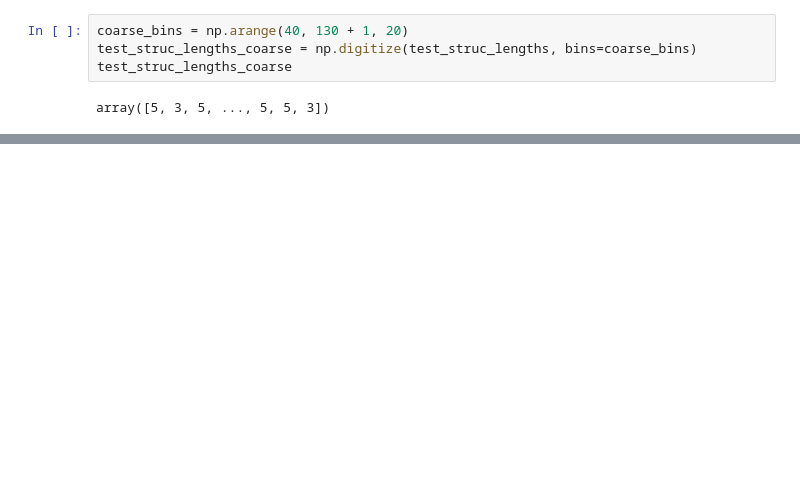
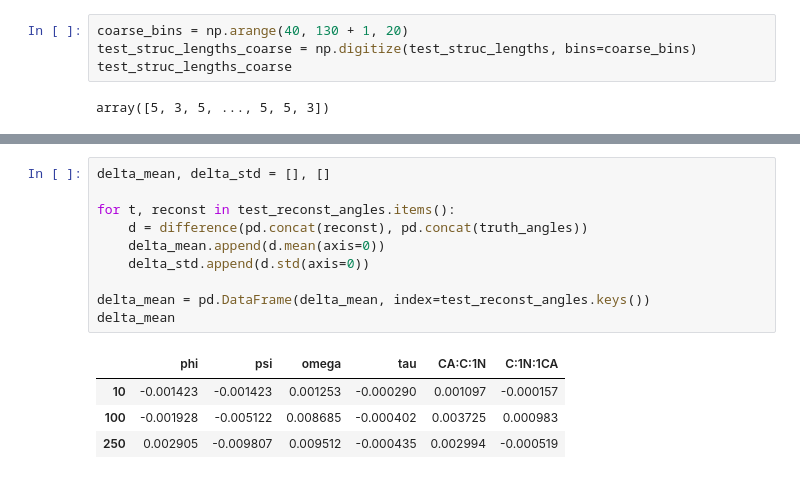
Before and after one commit to microsoft/foldingdiff, a Jupyter notebook: jupyter/test_set_partial_denoise.ipynb, the cells around one changed output, grey strips where cells are left out. Cells and saved outputs as stored; diff of their text form; blank space fills up the shorter version.

```diff
--- a/jupyter/test_set_partial_denoise.ipynb
+++ b/jupyter/test_set_partial_denoise.ipynb
@@ -142,0 +212,15 @@ SpearmanrResult(correlation=-0.028923898398110385, pvalue=0.11083944340939811)
+# %%
+delta_mean, delta_std = [], []
+
+for t, reconst in test_reconst_angles.items():
+    d = difference(pd.concat(reconst), pd.concat(truth_angles))
+    delta_mean.append(d.mean(axis=0))
+    delta_std.append(d.std(axis=0))
+
+delta_mean = pd.DataFrame(delta_mean, index=test_reconst_angles.keys())
+delta_mean
+# %% [output]
+|  | phi | psi | omega | tau | CA:C:1N | C:1N:1CA |
+| 10 | -0.001423 | -0.001423 | 0.001253 | -0.000290 | 0.001097 | -0.000157 |
+| 100 | -0.001928 | -0.005122 | 0.008685 | -0.000402 | 0.003725 | 0.000983 |
+| 250 | 0.002905 | -0.009807 | 0.009512 | -0.000435 | 0.002994 | -0.000519 |
```
Also changed, not shown: parts of 10 cells of this notebook, 1 other file.
